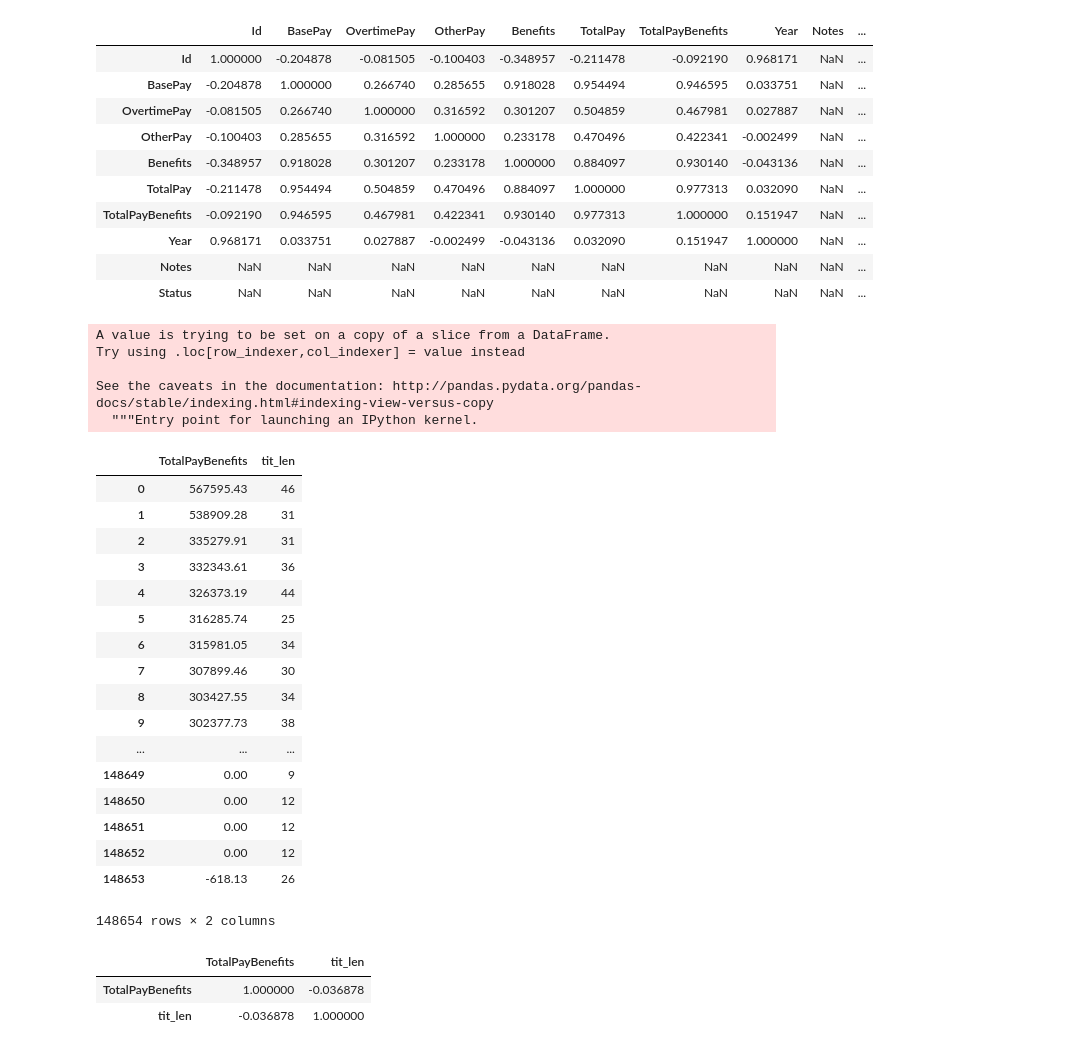
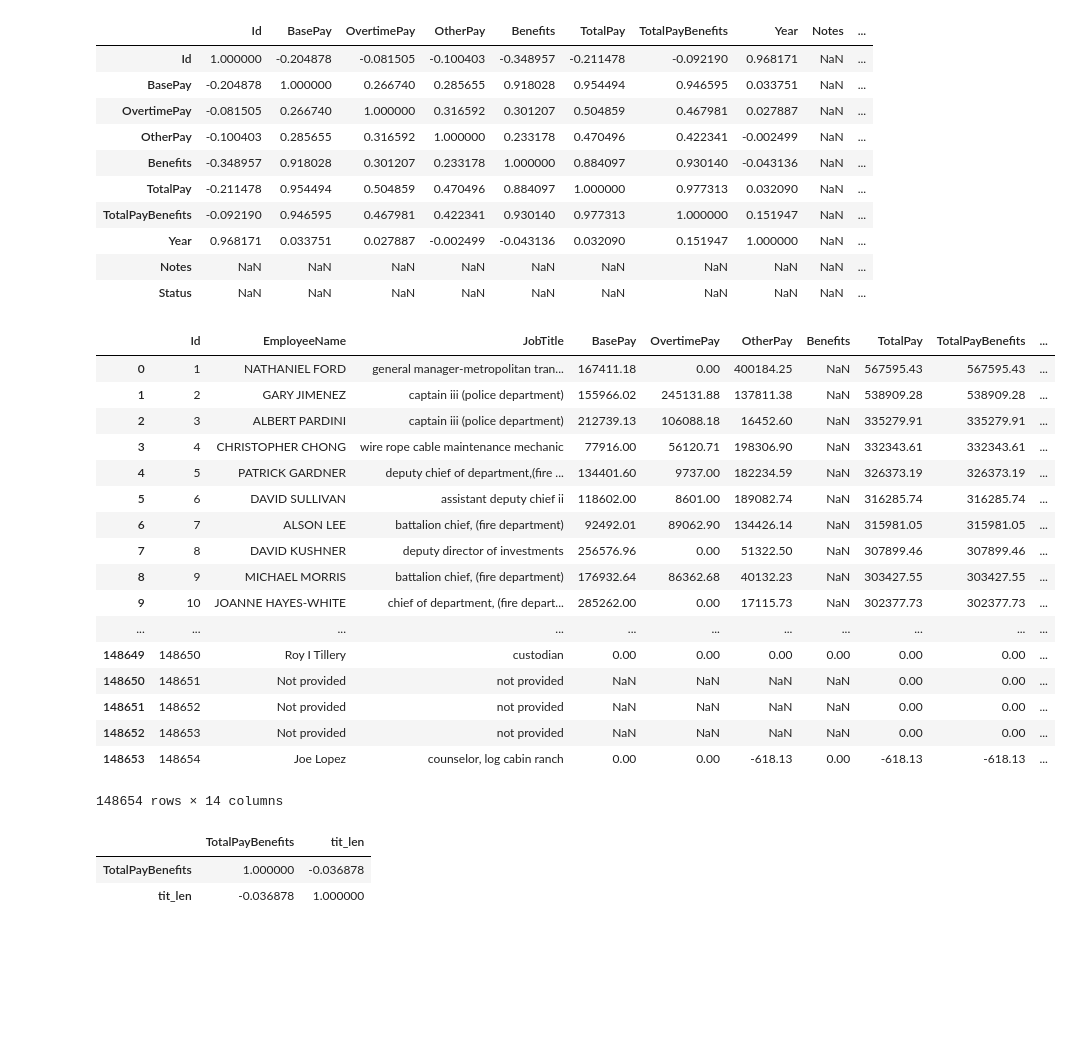
Before and after one commit to shrutisobti/shruti_py, a Jupyter notebook: SF Salaries Exercise-Copy1.ipynb, the cells around one changed output. Cells and saved outputs as stored; diff of their text form; code cells hidden in the pictures; blank space fills up the shorter version.

```diff
--- a/SF Salaries Exercise-Copy1.ipynb
+++ b/SF Salaries Exercise-Copy1.ipynb
@@ -364,0 +287,2 @@ Name: JobTitle, dtype: int64
+# %%
+s['JobTitle'] = s['JobTitle'].apply(str.lower)
@@ -381,34 +323,28 @@ s.corr()
 # %%
 df= s[['TotalPayBenefits']]
 # %%
-df['tit_len']= s['JobTitle'].apply(len)
+s['tit_len']= s['JobTitle'].apply(len)
-# %% [output]
-A value is trying to be set on a copy of a slice from a DataFrame.
-Try using .loc[row_indexer,col_indexer] = value instead
-
-See the caveats in the documentation: http://pandas.pydata.org/pandas-docs/stable/indexing.html#indexing-view-versus-copy
-  """Entry point for launching an IPython kernel.
-# %%
-df
-# %% [output]
-|  | TotalPayBenefits | tit_len |
-| 0 | 567595.43 | 46 |
-| 1 | 538909.28 | 31 |
-| 2 | 335279.91 | 31 |
-| 3 | 332343.61 | 36 |
-| 4 | 326373.19 | 44 |
-| 5 | 316285.74 | 25 |
-| 6 | 315981.05 | 34 |
-| 7 | 307899.46 | 30 |
-| 8 | 303427.55 | 34 |
-| 9 | 302377.73 | 38 |
-| ... | ... | ... |
-| 148649 | 0.00 | 9 |
-| 148650 | 0.00 | 12 |
-| 148651 | 0.00 | 12 |
-| 148652 | 0.00 | 12 |
-| 148653 | -618.13 | 26 |
-148654 rows × 2 columns
+# %%
+s
+# %% [output]
+|  | Id | EmployeeName | JobTitle | BasePay | OvertimePay | OtherPay | Benefits | TotalPay | TotalPayBenefits | ... |
+| 0 | 1 | NATHANIEL FORD | general manager-metropolitan tran... | 167411.18 | 0.00 | 400184.25 | NaN | 567595.43 | 567595.43 | ... |
+| 1 | 2 | GARY JIMENEZ | captain iii (police department) | 155966.02 | 245131.88 | 137811.38 | NaN | 538909.28 | 538909.28 | ... |
+| 2 | 3 | ALBERT PARDINI | captain iii (police department) | 212739.13 | 106088.18 | 16452.60 | NaN | 335279.91 | 335279.91 | ... |
+| 3 | 4 | CHRISTOPHER CHONG | wire rope cable maintenance mechanic | 77916.00 | 56120.71 | 198306.90 | NaN | 332343.61 | 332343.61 | ... |
+| 4 | 5 | PATRICK GARDNER | deputy chief of department,(fire ... | 134401.60 | 9737.00 | 182234.59 | NaN | 326373.19 | 326373.19 | ... |
+| 5 | 6 | DAVID SULLIVAN | assistant deputy chief ii | 118602.00 | 8601.00 | 189082.74 | NaN | 316285.74 | 316285.74 | ... |
+| 6 | 7 | ALSON LEE | battalion chief, (fire department) | 92492.01 | 89062.90 | 134426.14 | NaN | 315981.05 | 315981.05 | ... |
+| 7 | 8 | DAVID KUSHNER | deputy director of investments | 256576.96 | 0.00 | 51322.50 | NaN | 307899.46 | 307899.46 | ... |
+| 8 | 9 | MICHAEL MORRIS | battalion chief, (fire department) | 176932.64 | 86362.68 | 40132.23 | NaN | 303427.55 | 303427.55 | ... |
+| 9 | 10 | JOANNE HAYES-WHITE | chief of department, (fire depart... | 285262.00 | 0.00 | 17115.73 | NaN | 302377.73 | 302377.73 | ... |
+| ... | ... | ... | ... | ... | ... | ... | ... | ... | ... | ... |
+| 148649 | 148650 | Roy I Tillery | custodian | 0.00 | 0.00 | 0.00 | 0.00 | 0.00 | 0.00 | ... |
+| 148650 | 148651 | Not provided | not provided | NaN | NaN | NaN | NaN | 0.00 | 0.00 | ... |
+| 148651 | 148652 | Not provided | not provided | NaN | NaN | NaN | NaN | 0.00 | 0.00 | ... |
+| 148652 | 148653 | Not provided | not provided | NaN | NaN | NaN | NaN | 0.00 | 0.00 | ... |
+| 148653 | 148654 | Joe Lopez | counselor, log cabin ranch | 0.00 | 0.00 | -618.13 | 0.00 | -618.13 | -618.13 | ... |
+148654 rows × 14 columns
 # %%
 df.corr()
 # %% [output]
```
Also changed, not shown: parts of 19 cells of this notebook, 1 other file.
